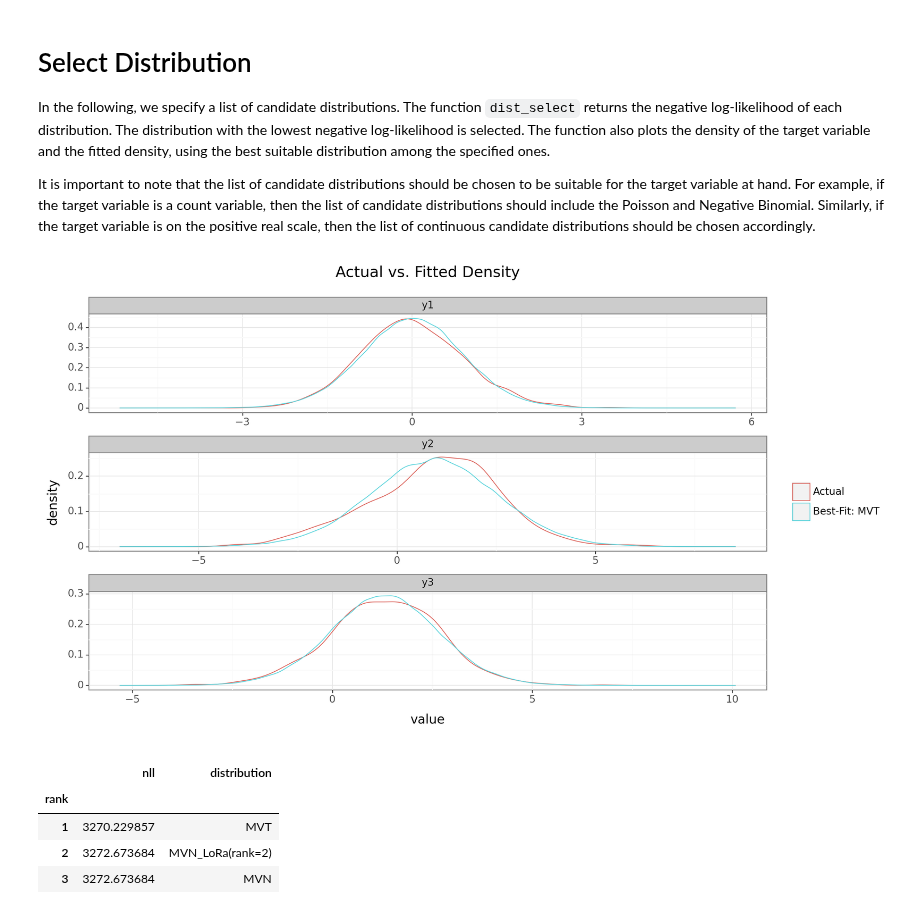
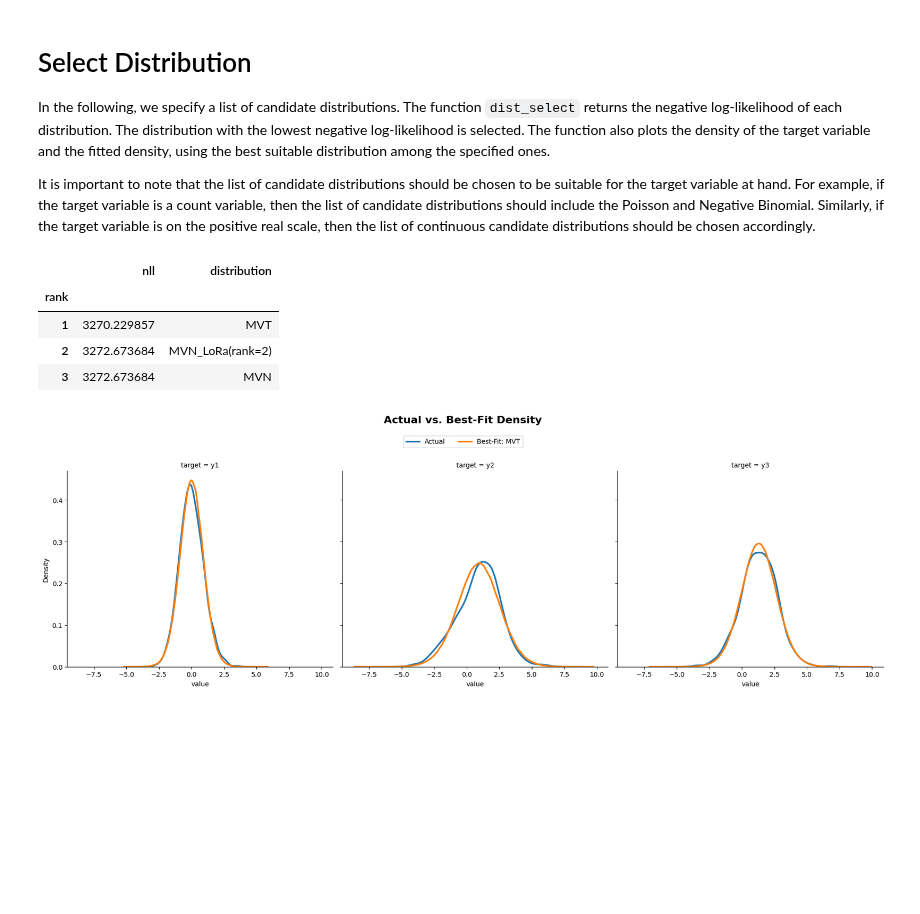
Before and after one commit to StatMixedML/XGBoostLSS, a Jupyter notebook: docs/examples/How_To_Select_A_Multivariate_Distribution.ipynb, the cells around one changed output. Saved outputs shown, nothing was run; the diff lists cells and outputs as text; code cells hidden in the pictures; blank space fills up the shorter version.

Commit message:
Update plots in dist_select

```diff
--- a/docs/examples/How_To_Select_A_Multivariate_Distribution.ipynb
+++ b/docs/examples/How_To_Select_A_Multivariate_Distribution.ipynb
@@ -32,12 +32,12 @@ It is important to note that the list of candidate distributions should be chose
 # %%
 candidate_distributions = [MVN(D=3), MVT(D=3), MVN_LoRa(D=3, rank=2)]
 
-dist_nll = Multivariate_DistributionClass().dist_select(target=y_train, candidate_distributions=candidate_distributions, max_iter=50, n_samples=100, plot=True, ncol=1, figure_size=(14, 8))
+dist_nll = Multivariate_DistributionClass().dist_select(target=y_train, candidate_distributions=candidate_distributions, max_iter=50, plot=True, ncol=3, height=6, sharey=True)
 dist_nll
 # %% [output]
+|  | nll | distribution |
+| rank |  |  |
+| 1 | 3270.229857 | MVT |
+| 2 | 3272.673684 | MVN_LoRa(rank=2) |
+| 3 | 3272.673684 | MVN |
-[figure, old version]
+[figure, new version]
-|  | nll | distribution |
-| rank |  |  |
-| 1 | 3270.229857 | MVT |
-| 2 | 3272.673684 | MVN_LoRa(rank=2) |
-| 3 | 3272.673684 | MVN |
```
Also changed, not shown: 3 other files.
